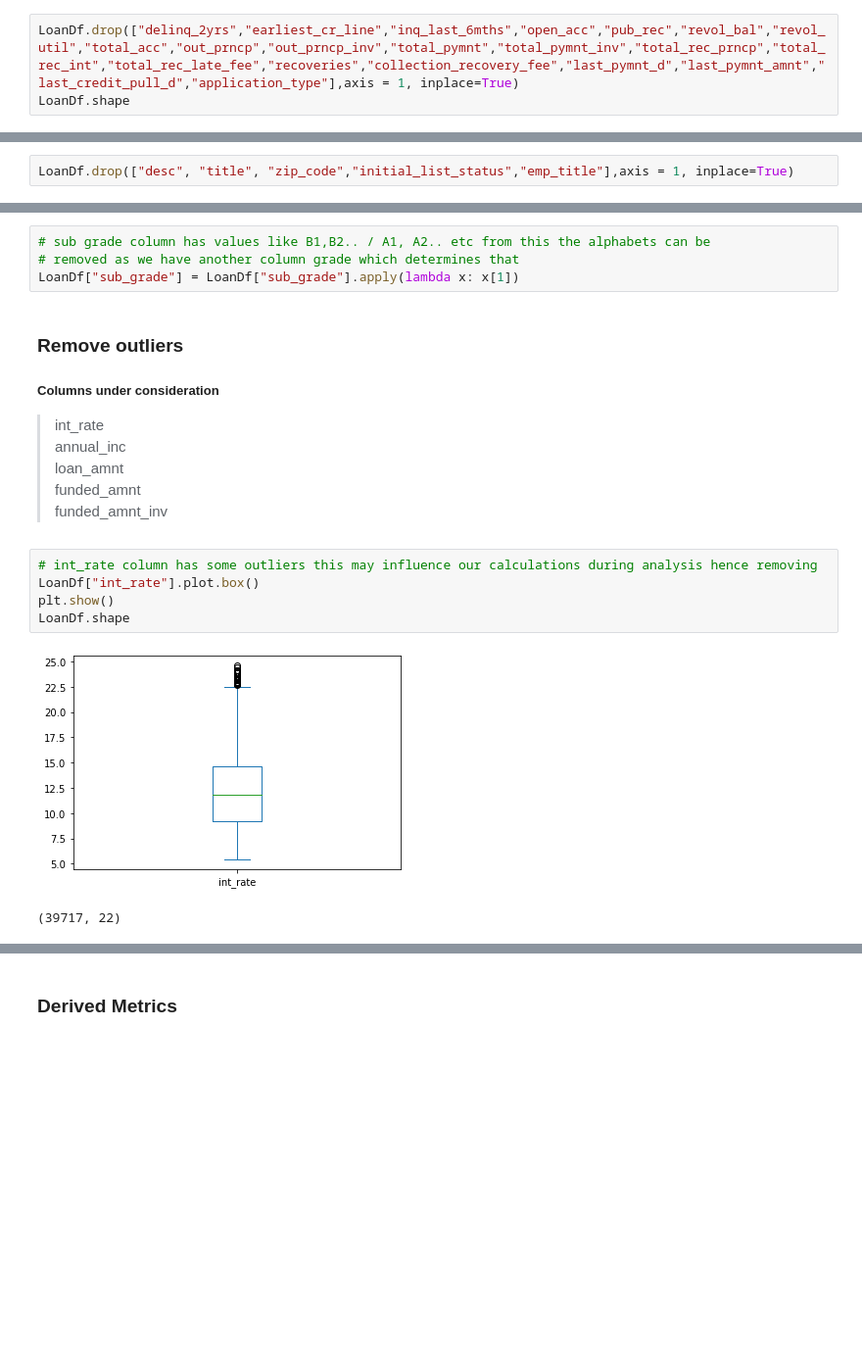
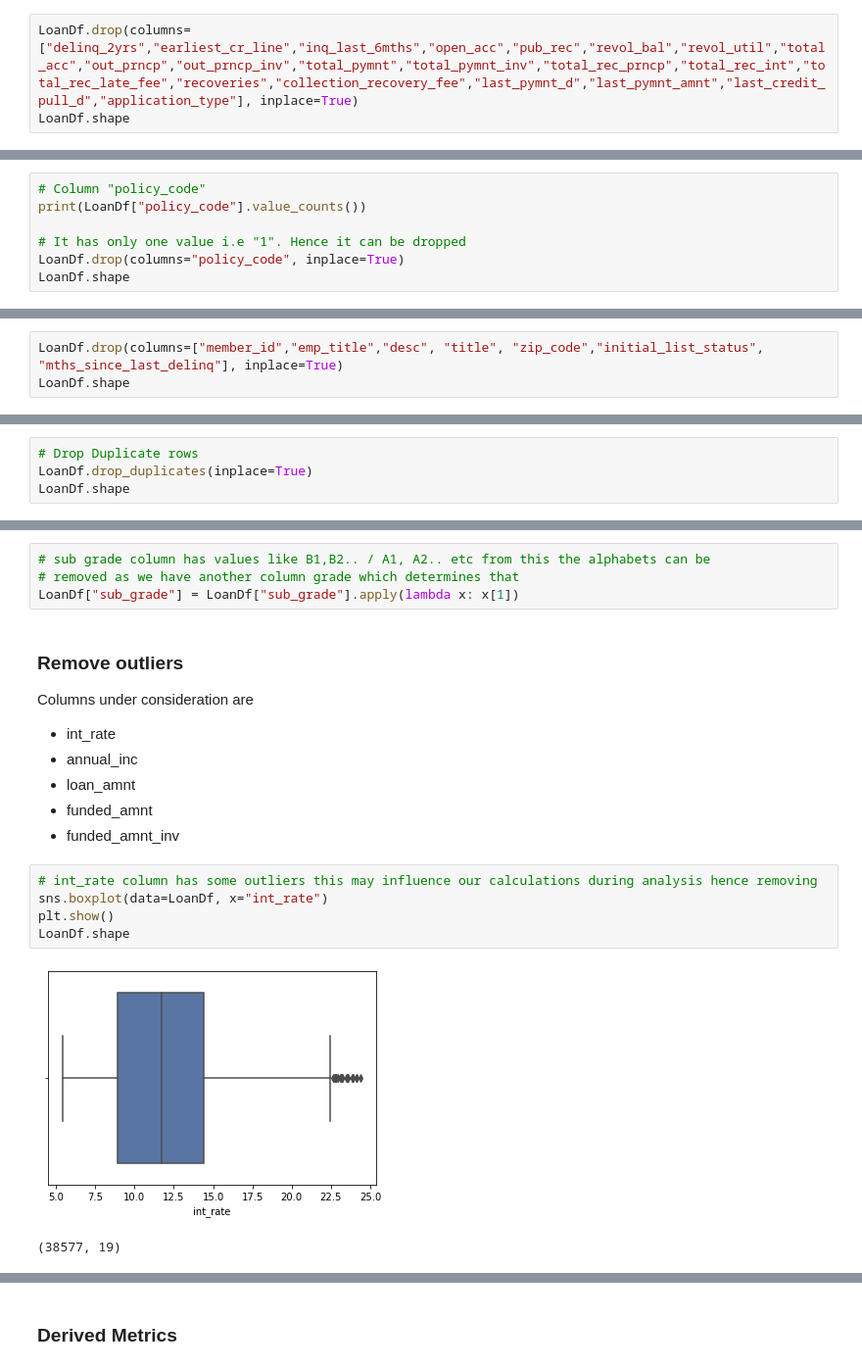
Before and after one commit to vighu0710/LendingClubCaseStudy, a Jupyter notebook: Lending Club Case Study.ipynb, the cells around one changed output, grey strips where cells are left out. Shown at 98% size. Drawn from its saved outputs; the diff is of its cells as text; blank space fills up the shorter version.

```diff
--- a/Lending Club Case Study.ipynb
+++ b/Lending Club Case Study.ipynb
@@ -148,5 +151,5 @@ application_type\
 # %%
-LoanDf.drop(["delinq_2yrs","earliest_cr_line","inq_last_6mths","open_acc","pub_rec","revol_bal","revol_util","total_acc","out_prncp","out_prncp_inv","total_pymnt","total_pymnt_inv","total_rec_prncp","total_rec_int","total_rec_late_fee","recoveries","collection_recovery_fee","last_pymnt_d","last_pymnt_amnt","last_credit_pull_d","application_type"],axis = 1, inplace=True)
+LoanDf.drop(columns=["delinq_2yrs","earliest_cr_line","inq_last_6mths","open_acc","pub_rec","revol_bal","revol_util","total_acc","out_prncp","out_prncp_inv","total_pymnt","total_pymnt_inv","total_rec_prncp","total_rec_int","total_rec_late_fee","recoveries","collection_recovery_fee","last_pymnt_d","last_pymnt_amnt","last_credit_pull_d","application_type"], inplace=True)
 LoanDf.shape
 # %% [output]
 (39717, 34)
@@ -181,0 +195,7 @@ LoanDf.shape
+# %%
+# Column "policy_code"
+print(LoanDf["policy_code"].value_counts())
+
+# It has only one value i.e "1". Hence it can be dropped
+LoanDf.drop(columns="policy_code", inplace=True)
+LoanDf.shape
@@ -227,2 +259,3 @@ emp_title
 # %%
-LoanDf.drop(["desc", "title", "zip_code","initial_list_status","emp_title"],axis = 1, inplace=True)
+LoanDf.drop(columns=["member_id","emp_title","desc", "title", "zip_code","initial_list_status", "mths_since_last_delinq"], inplace=True)
+LoanDf.shape
@@ -228,0 +266,4 @@ LoanDf.drop(["desc", "title", "zip_code","initial_list_status","emp_title"],axis
+# %%
+# Drop Duplicate rows
+LoanDf.drop_duplicates(inplace=True)
+LoanDf.shape
@@ -350,20 +396,20 @@ Name: emp_length, dtype: float64
 LoanDf["sub_grade"] = LoanDf["sub_grade"].apply(lambda x: x[1])
 # %% [markdown]
 ### Remove outliers
-##### Columns under consideration
->int_rate\
-annual_inc\
-loan_amnt\
-funded_amnt\
-funded_amnt_inv
+Columns under consideration are
+- int_rate
+- annual_inc
+- loan_amnt
+- funded_amnt
+- funded_amnt_inv
 # %%
 # int_rate column has some outliers this may influence our calculations during analysis hence removing
-LoanDf["int_rate"].plot.box()
+sns.boxplot(data=LoanDf, x="int_rate")
 plt.show()
 LoanDf.shape
 # %% [output]
-[figure, old version]
+[figure, new version]
-(39717, 22)
+(38577, 19)
 # %%
 IQR = LoanDf["int_rate"].quantile(0.75) - LoanDf["int_rate"].quantile(0.25)
 max = LoanDf["int_rate"].quantile(0.75) + 1.5 * IQR
```
Also changed, not shown: parts of 171 cells of this notebook, 1 other file.
